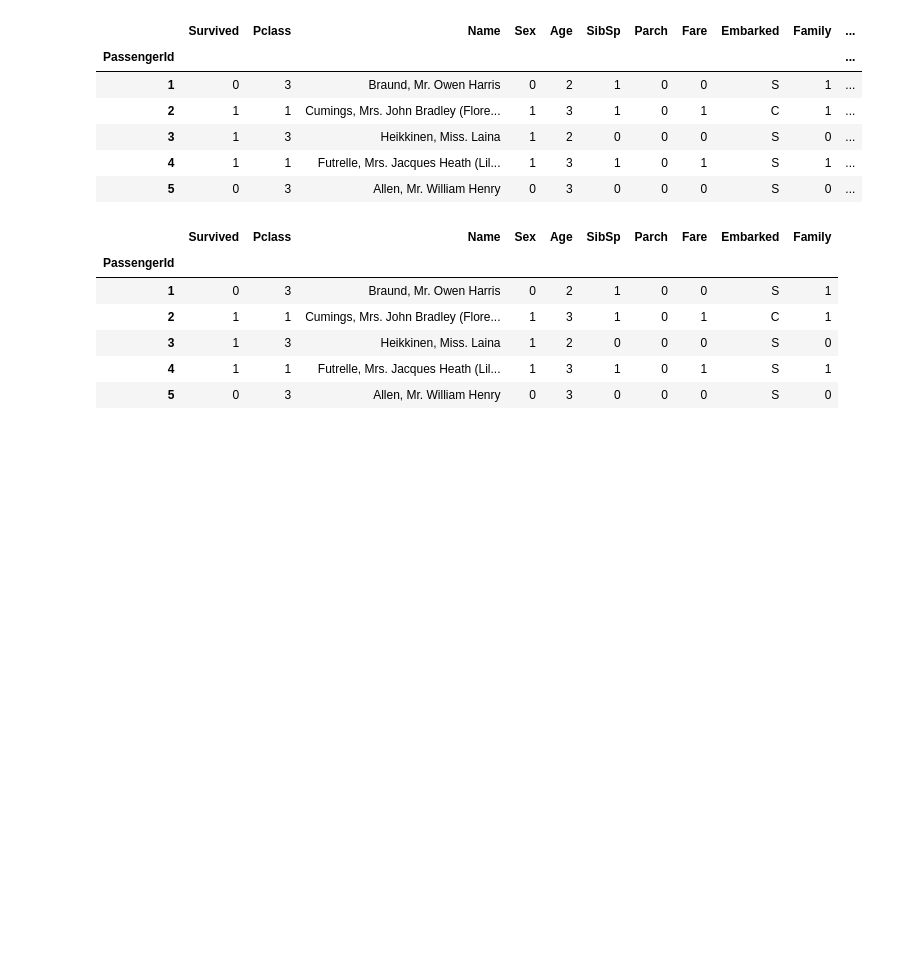
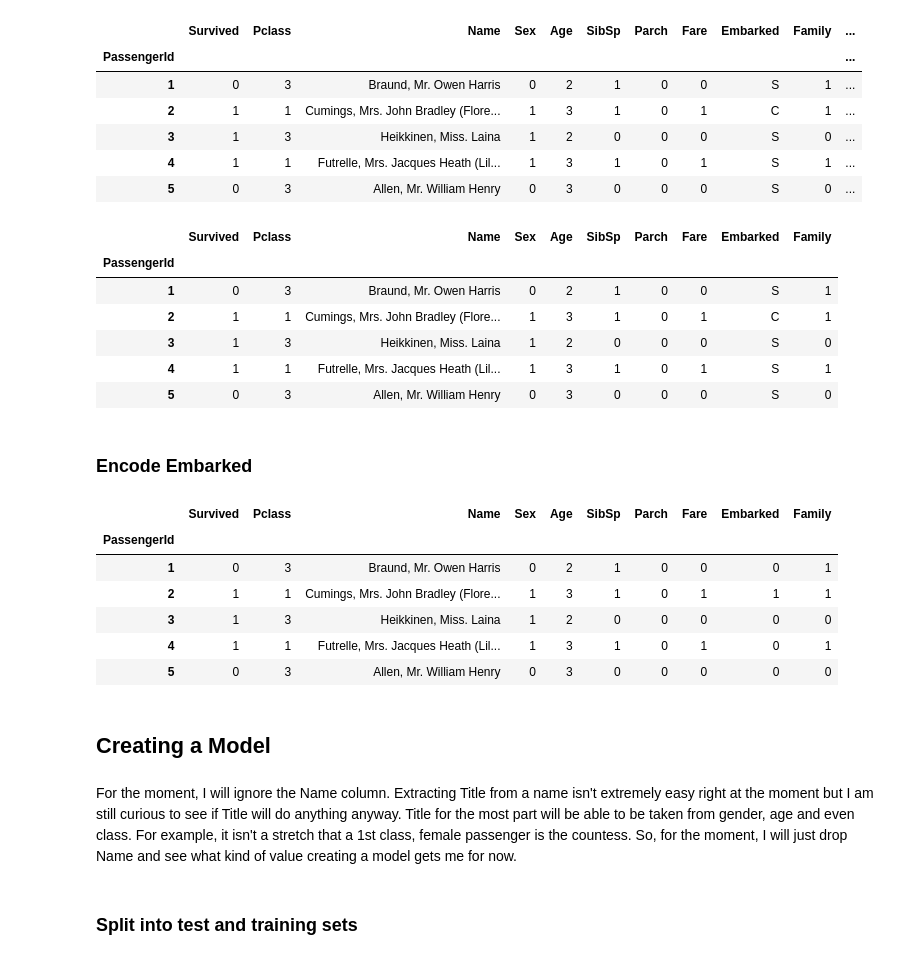
Before and after one commit to ThibaultHuyet/machine_learning, a Jupyter notebook: Notebooks/Titanic.ipynb, the cells around one changed output. Drawn from its saved outputs; the diff is of its cells as text; code cells hidden in the pictures; blank space fills up the shorter version.

```diff
--- a/Notebooks/Titanic.ipynb
+++ b/Notebooks/Titanic.ipynb
@@ -442,3 +446,19 @@ titanic.head()
 | 3 | 1 | 3 | Heikkinen, Miss. Laina | 1 | 2 | 0 | 0 | 0 | S | 0 |
 | 4 | 1 | 1 | Futrelle, Mrs. Jacques Heath (Lil... | 1 | 3 | 1 | 0 | 1 | S | 1 |
 | 5 | 0 | 3 | Allen, Mr. William Henry | 0 | 3 | 0 | 0 | 0 | S | 0 |
+# %% [markdown]
+### Encode Embarked
+# %%
+em_encoded, em = titanic['Embarked'].factorize()
+titanic['Embarked'] = em_encoded
+titanic.head()
+# %% [output]
+|  | Survived | Pclass | Name | Sex | Age | SibSp | Parch | Fare | Embarked | Family |
+| PassengerId |  |  |  |  |  |  |  |  |  |  |
+| 1 | 0 | 3 | Braund, Mr. Owen Harris | 0 | 2 | 1 | 0 | 0 | 0 | 1 |
+| 2 | 1 | 1 | Cumings, Mrs. John Bradley (Flore... | 1 | 3 | 1 | 0 | 1 | 1 | 1 |
+| 3 | 1 | 3 | Heikkinen, Miss. Laina | 1 | 2 | 0 | 0 | 0 | 0 | 0 |
+| 4 | 1 | 1 | Futrelle, Mrs. Jacques Heath (Lil... | 1 | 3 | 1 | 0 | 1 | 0 | 1 |
+| 5 | 0 | 3 | Allen, Mr. William Henry | 0 | 3 | 0 | 0 | 0 | 0 | 0 |
+# %% [markdown]
+## Creating a Model
@@ -444,0 +469,2 @@ titanic.head()
+# %% [markdown]
+For the moment, I will ignore the Name column. Extracting Title from a name isn't extremely easy right at the moment but I am still curious to see if Title will do anything anyway. Title for the most part will be able to be taken from gender, age and even class. For example, it isn't a stretch that a 1st class, female passenger is the countess. So, for the moment, I will just drop Name and see what kind of value creating a model gets me for now.
@@ -444,0 +474,2 @@ titanic.head()
+# %% [markdown]
+### Split into test and training sets
```
Also changed, not shown: parts of 7 cells of this notebook.
